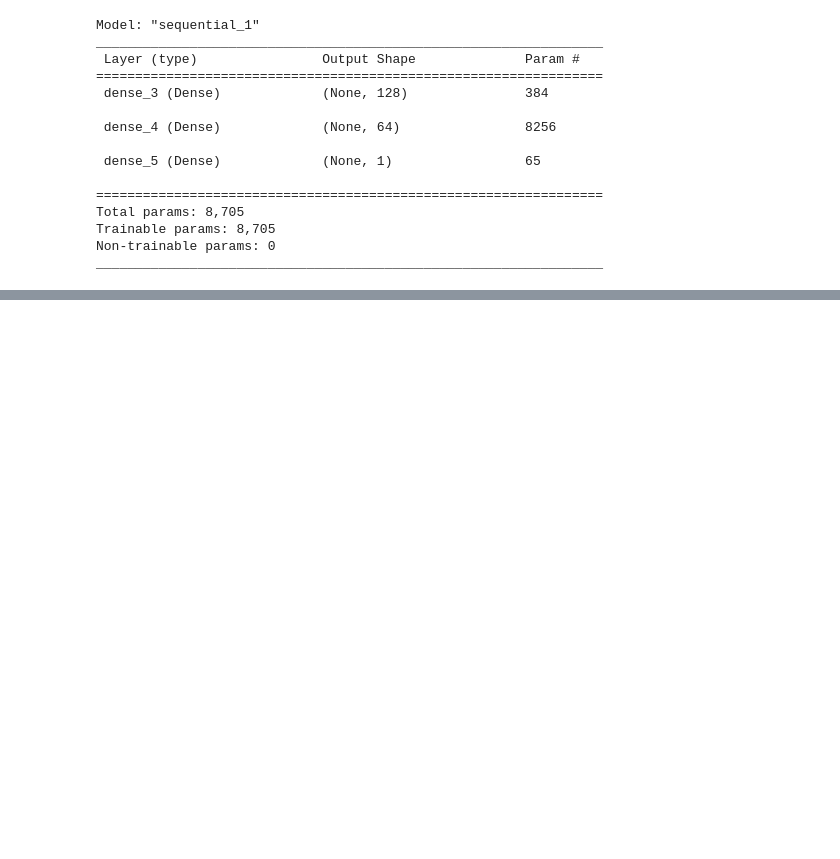
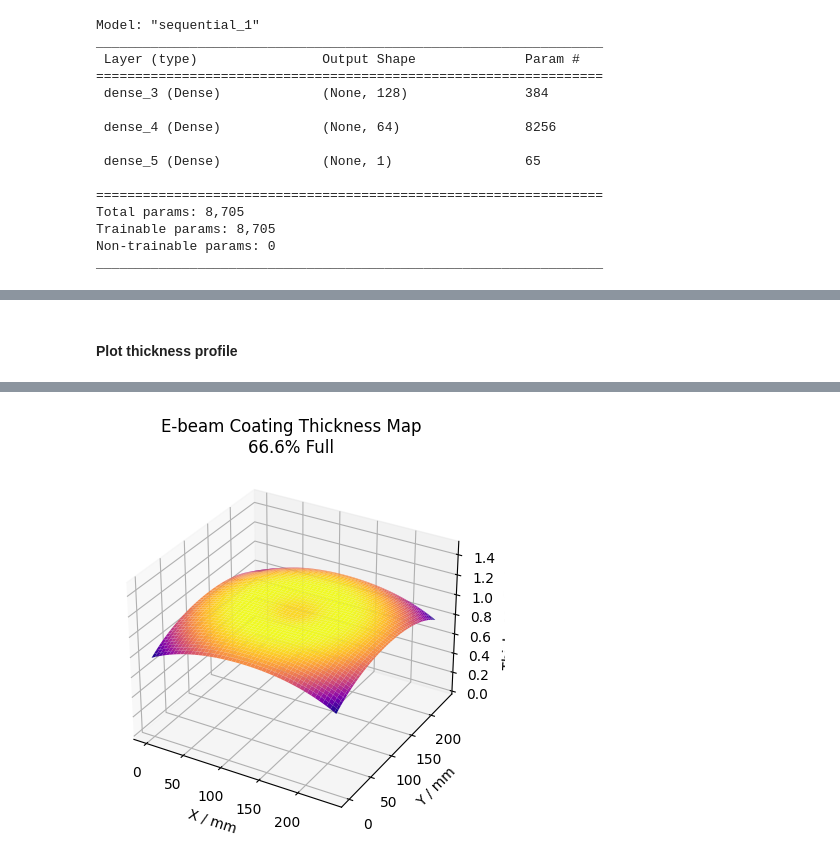
Before and after one commit to ryanlleung/TapeTargetry, a Jupyter notebook: tapenn.ipynb, the cells around one changed output, grey strips where cells are left out. Saved outputs shown, nothing was run; the diff lists cells and outputs as text; code cells hidden in the pictures; blank space fills up the shorter version.

```diff
--- a/tapenn.ipynb
+++ b/tapenn.ipynb
@@ -220,0 +164,46 @@ plt.show()
+# %% [markdown]
+#### Plot thickness profile
+# %%
+# Constants
+PLATE_X = 237.62
+PLATE_Y = 237.62
+CENTER_X = PLATE_X / 2
+CENTER_Y = PLATE_Y / 2
+# %%
+# Load model if necessary
+model_path = 'ebeam/models/model-230628-1604.h5'
+model = tf.keras.models.load_model(model_path)
+# %%
+full = 0.666
+# %%
+# Normalisation already done here
+def get_tf(r, full):
+    r_norm = r/max_radius
+    full_ = np.ones(r_norm.shape)*full
+    X_test = np.column_stack((r_norm, full_))
+    y_test = model.predict(X_test)
+    return y_test
+
+# Plot profile in 3D
+x_ = np.linspace(0, PLATE_X, 100)
+y_ = np.linspace(0, PLATE_Y, 100)
+xx_, yy_ = np.meshgrid(x_, y_)
+zz_ = np.ones(xx_.shape)
+for i in range(xx_.shape[0]):
+    for j in range(xx_.shape[1]):
+        zz_[i, j] = np.sqrt((xx_[i, j]-CENTER_X)**2 + (yy_[i, j]-CENTER_Y)**2)
+for z_ in range(zz_.shape[0]):
+    zz_[z_, :] = np.squeeze(get_tf(zz_[z_, :], full))
+
+fig = plt.figure()
+ax = plt.axes(projection='3d')
+
+ax.plot_surface(xx_, yy_, zz_, cmap='plasma', edgecolor='none')
+ax.set_xlabel('X / mm')
+ax.set_ylabel('Y / mm')
+ax.set_zlabel('Thickness Factor')
+ax.set_zlim(0, 1.5)
+ax.set_title(f'E-beam Coating Thickness Map\n{full*100:.1f}% Full')
+
+plt.show()
+# %% [output]
@@ -220,0 +227 @@ plt.show()
+[figure, added]
```
Also changed, not shown: parts of 17 cells of this notebook, 3 other files.
